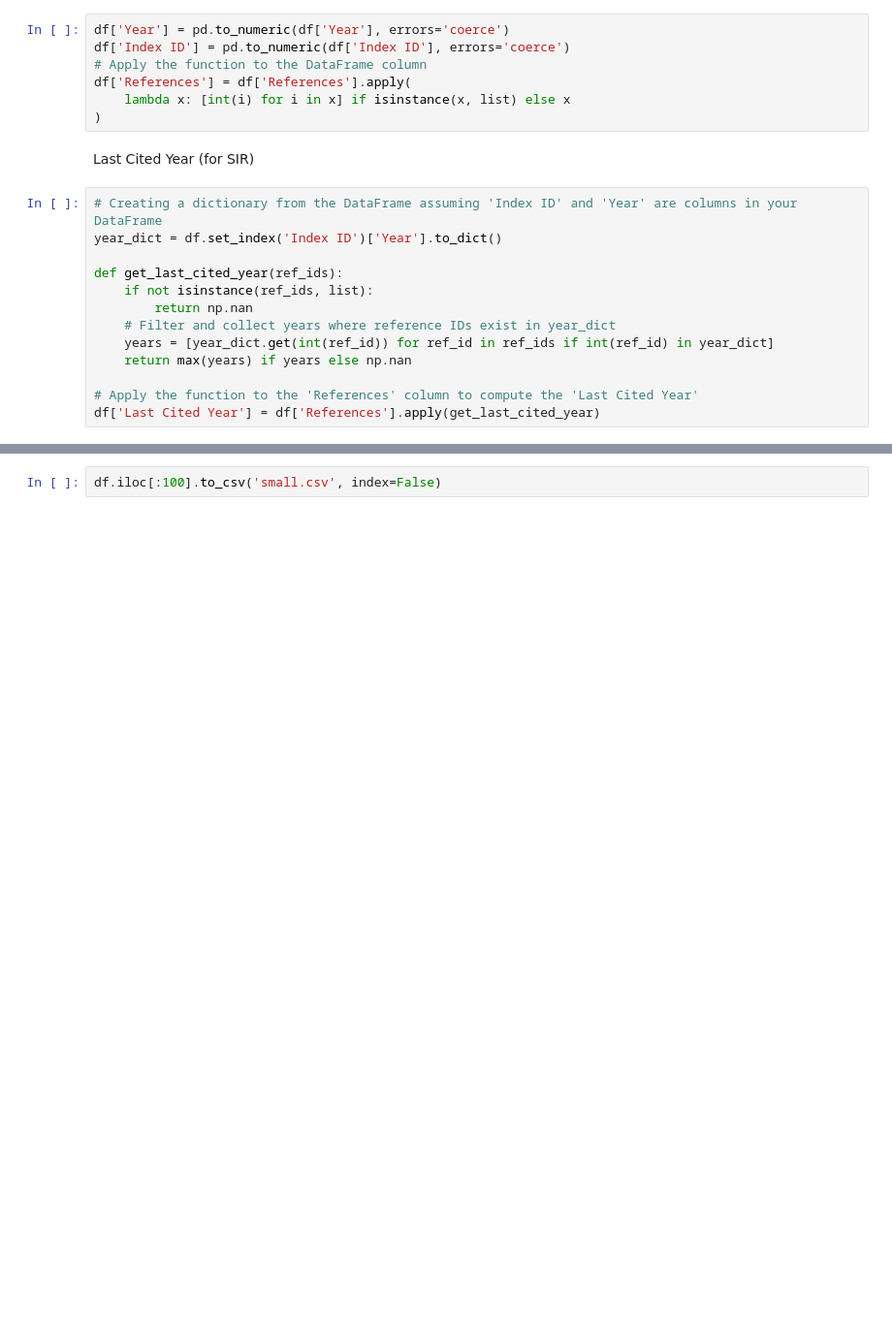
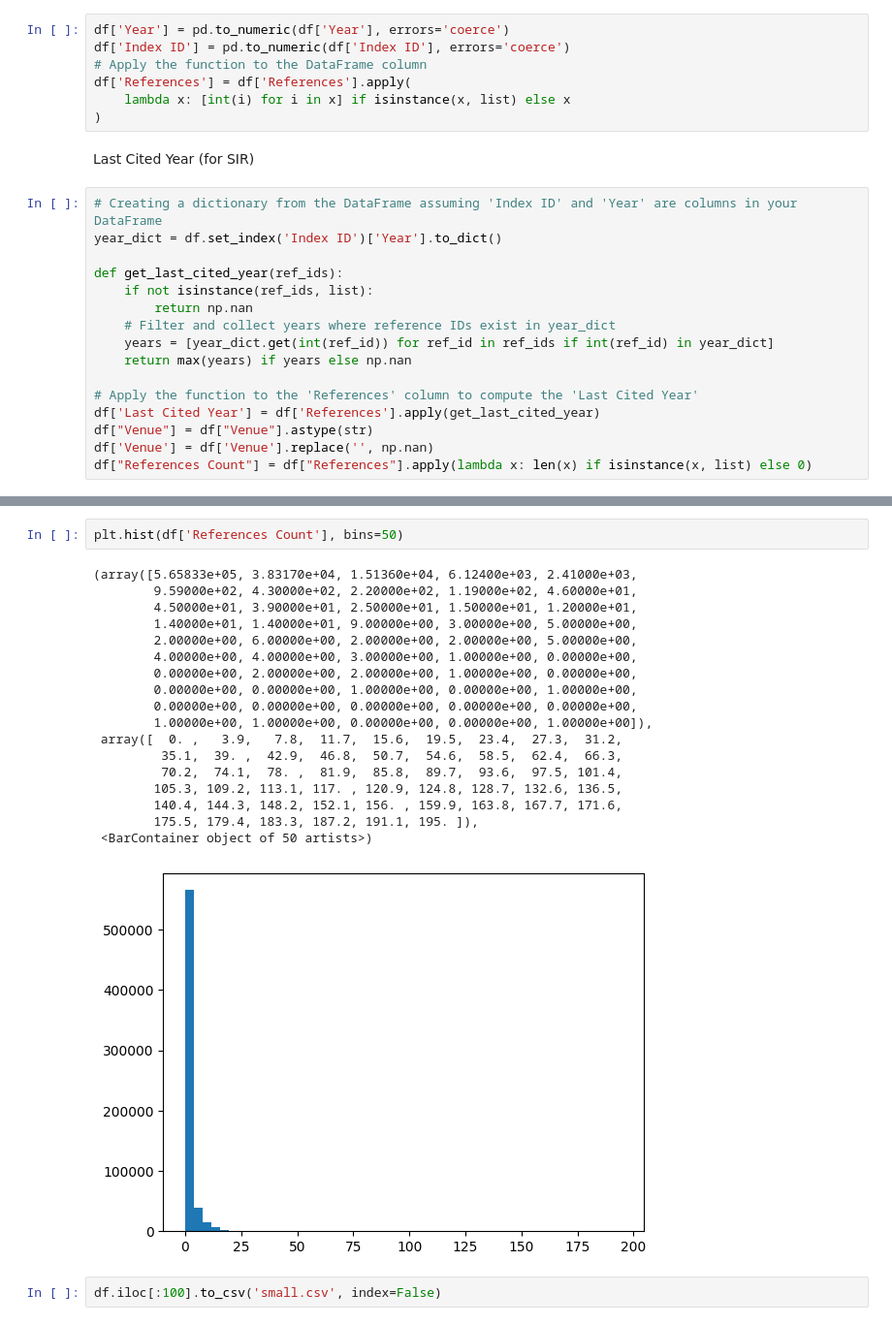
Before and after one commit to MattHAndrews/115, a Jupyter notebook: test.ipynb, the cells around one changed output, grey strips where cells are left out. Shown: that part at 97% size. Cells and saved outputs as stored; diff of their text form; blank space fills up the shorter version.

```diff
--- a/test.ipynb
+++ b/test.ipynb
@@ -85,3 +86,6 @@ def get_last_cited_year(ref_ids):
 
 # Apply the function to the 'References' column to compute the 'Last Cited Year'
 df['Last Cited Year'] = df['References'].apply(get_last_cited_year)
+df["Venue"] = df["Venue"].astype(str)
+df['Venue'] = df['Venue'].replace('', np.nan)
+df["References Count"] = df["References"].apply(lambda x: len(x) if isinstance(x, list) else 0)
@@ -88,3 +103,24 @@ df['Last Cited Year'] = df['References'].apply(get_last_cited_year)
+# %%
+plt.hist(df['References Count'], bins=50)
+# %% [output]
+(array([5.65833e+05, 3.83170e+04, 1.51360e+04, 6.12400e+03, 2.41000e+03,
+        9.59000e+02, 4.30000e+02, 2.20000e+02, 1.19000e+02, 4.60000e+01,
+        4.50000e+01, 3.90000e+01, 2.50000e+01, 1.50000e+01, 1.20000e+01,
+        1.40000e+01, 1.40000e+01, 9.00000e+00, 3.00000e+00, 5.00000e+00,
+        2.00000e+00, 6.00000e+00, 2.00000e+00, 2.00000e+00, 5.00000e+00,
+        4.00000e+00, 4.00000e+00, 3.00000e+00, 1.00000e+00, 0.00000e+00,
+        0.00000e+00, 2.00000e+00, 2.00000e+00, 1.00000e+00, 0.00000e+00,
+        0.00000e+00, 0.00000e+00, 1.00000e+00, 0.00000e+00, 1.00000e+00,
+        0.00000e+00, 0.00000e+00, 0.00000e+00, 0.00000e+00, 0.00000e+00,
+        1.00000e+00, 1.00000e+00, 0.00000e+00, 0.00000e+00, 1.00000e+00]),
+ array([  0. ,   3.9,   7.8,  11.7,  15.6,  19.5,  23.4,  27.3,  31.2,
+         35.1,  39. ,  42.9,  46.8,  50.7,  54.6,  58.5,  62.4,  66.3,
+         70.2,  74.1,  78. ,  81.9,  85.8,  89.7,  93.6,  97.5, 101.4,
+        105.3, 109.2, 113.1, 117. , 120.9, 124.8, 128.7, 132.6, 136.5,
+        140.4, 144.3, 148.2, 152.1, 156. , 159.9, 163.8, 167.7, 171.6,
+        175.5, 179.4, 183.3, 187.2, 191.1, 195. ]),
+ <BarContainer object of 50 artists>)
+[figure, added]
 # %%
 df.iloc[:100].to_csv('small.csv', index=False)
 # %% [markdown]
```
Also changed, not shown: parts of 5 cells of this notebook, 4 other files.
